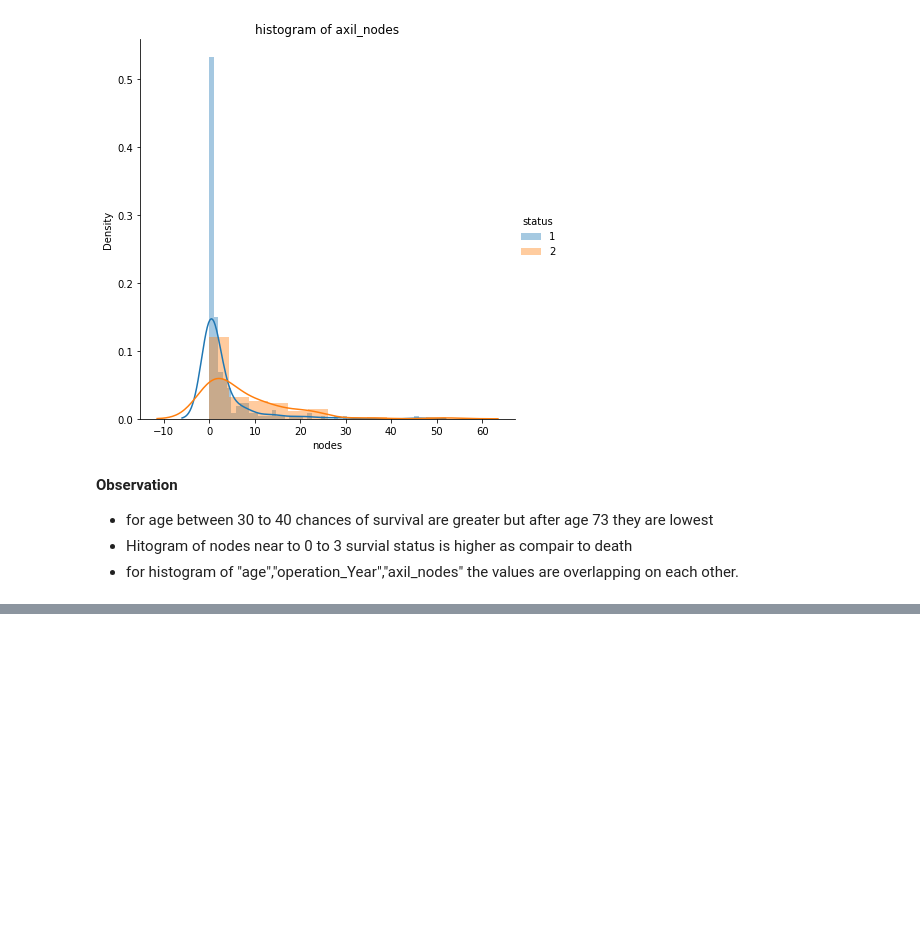
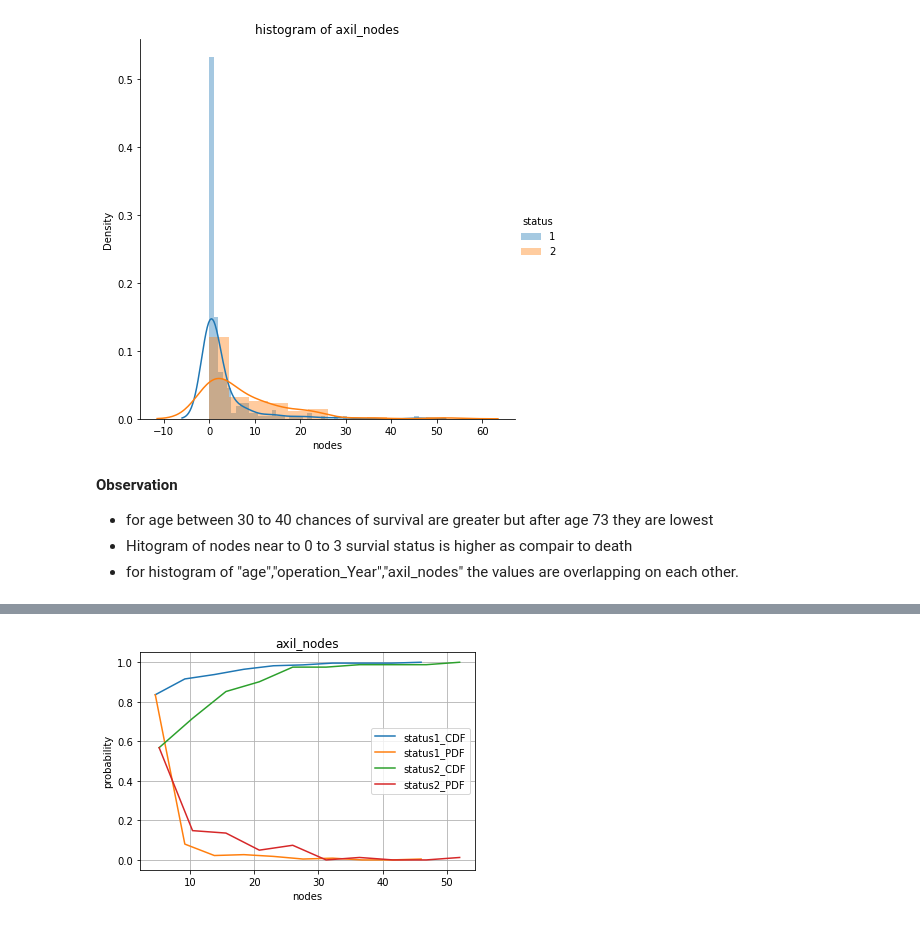
Before and after one commit to MohanVishe/Exploratory-Data-Analysis----Haberman-Dataset, a Jupyter notebook: Haberman_Data_Analysis_Individual_Project.ipynb, the cells around one changed output, grey strips where cells are left out. Saved outputs shown, nothing was run; the diff lists cells and outputs as text; code cells hidden in the pictures; blank space fills up the shorter version.

```diff
--- a/Haberman_Data_Analysis_Individual_Project.ipynb
+++ b/Haberman_Data_Analysis_Individual_Project.ipynb
@@ -175,0 +232,20 @@ Text(0.5, 1.0, 'histogram of axil_nodes')
+# %%
+counts,bin_edges=np.histogram(status1["nodes"],bins=10,density=True)
+pdf=counts/sum(counts)
+cdf=np.cumsum(pdf)
+plt.plot(bin_edges[1:],cdf,label="status1_CDF")
+plt.plot(bin_edges[1:],pdf,label="status1_PDF")
+
+counts,bin_edges=np.histogram(status2["nodes"],bins=10,density=True)
+pdf=counts/sum(counts)
+cdf=np.cumsum(pdf)
+plt.plot(bin_edges[1:],cdf,label="status2_CDF")
+plt.plot(bin_edges[1:],pdf,label="status2_PDF")
+plt.grid()
+plt.legend()
+plt.title("axil_nodes")
+plt.xlabel("nodes")
+plt.ylabel("probability")
+plt.show()
+# %% [output]
+[figure, added]
```
Also changed, not shown: parts of 5 cells of this notebook.
